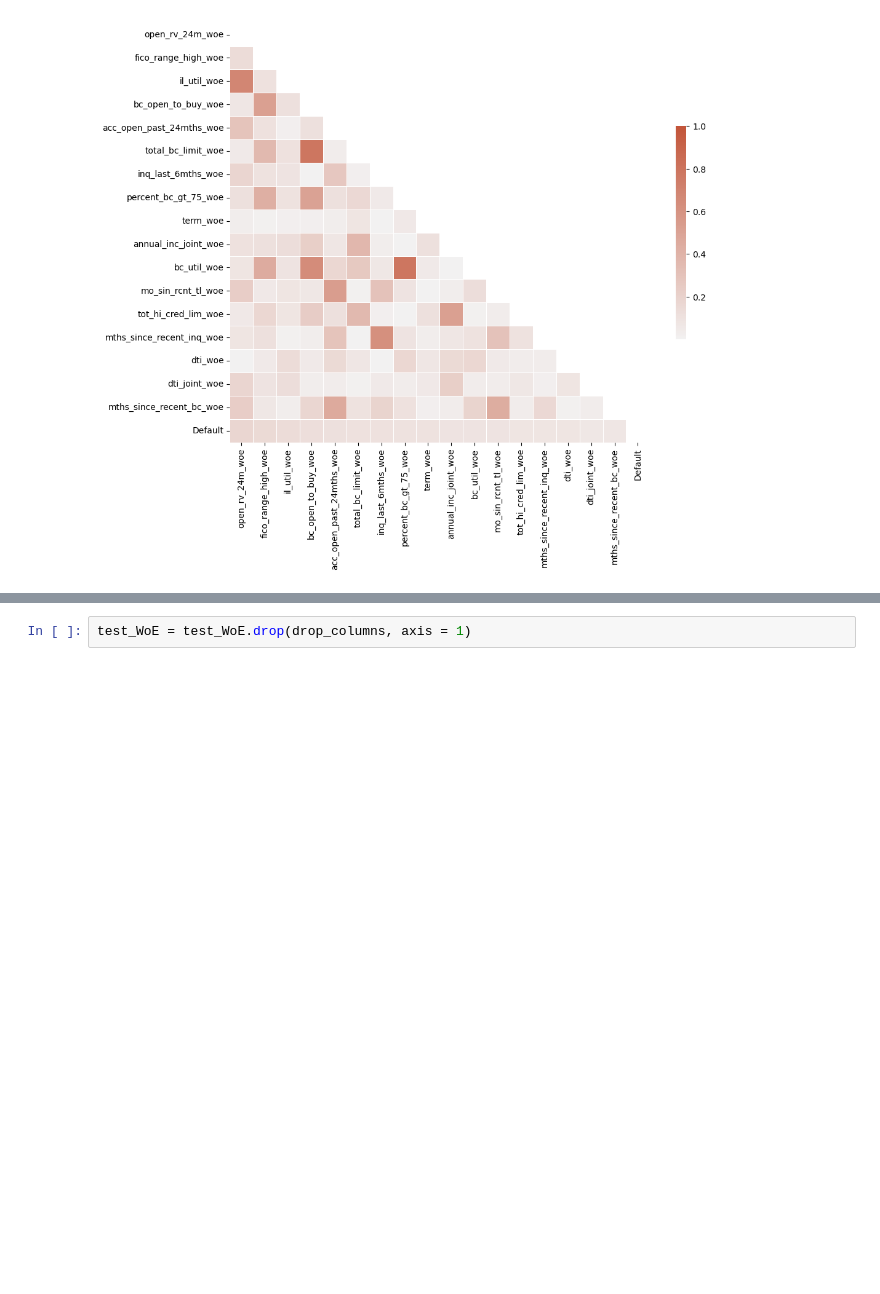
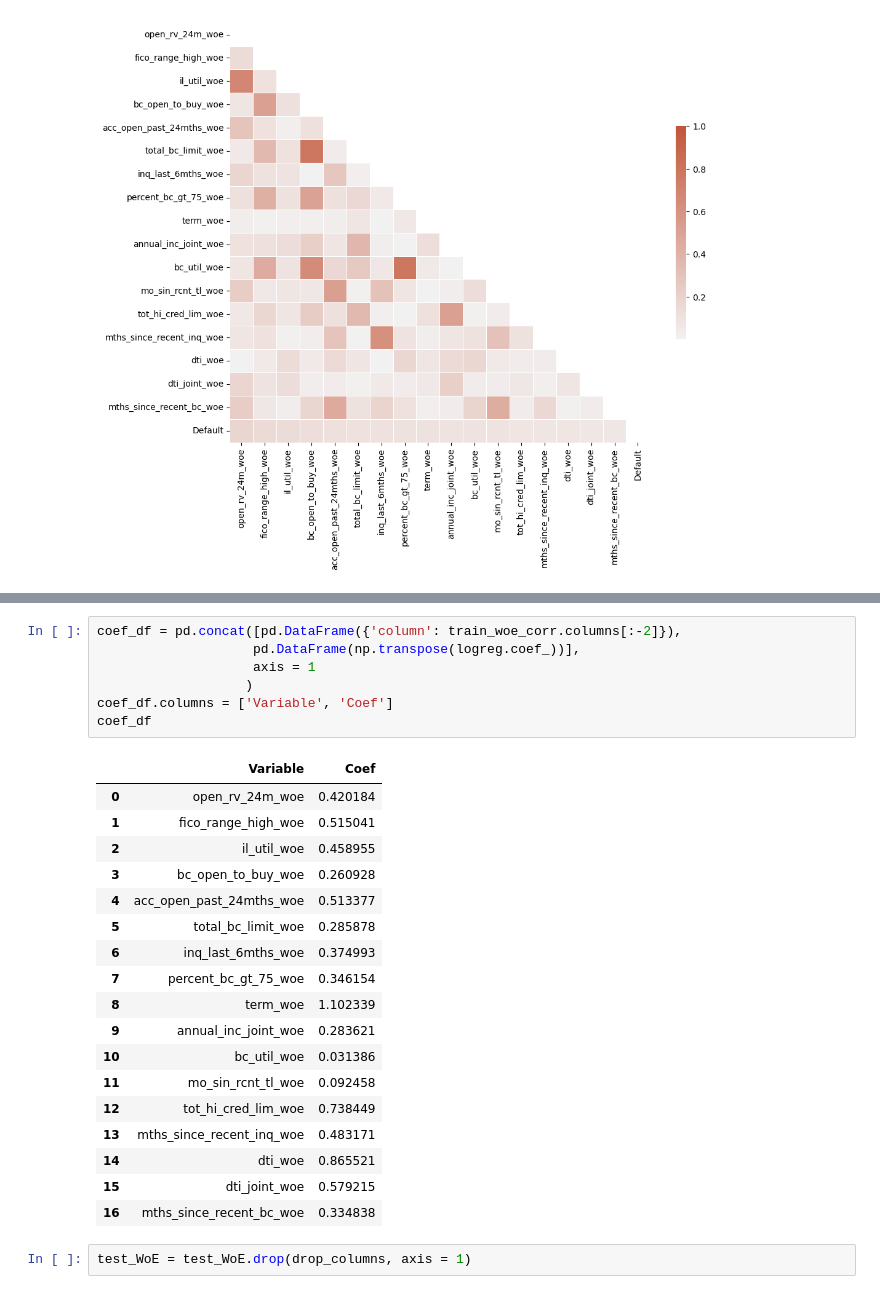
Before and after one commit to preetmodi/Credit-Risk-Analytics, a Jupyter notebook: Scorecard_logistic_reg.ipynb, the cells around one changed output, grey strips where cells are left out. Drawn from its saved outputs; the diff is of its cells as text; blank space fills up the shorter version.

```diff
--- a/Scorecard_logistic_reg.ipynb
+++ b/Scorecard_logistic_reg.ipynb
@@ -305,3 +316,29 @@ corr_ = corr_func(train_woe_corr)
+# %%
+coef_df = pd.concat([pd.DataFrame({'column': train_woe_corr.columns[:-2]}),
+                    pd.DataFrame(np.transpose(logreg.coef_))],
+                    axis = 1
+                   )
+coef_df.columns = ['Variable', 'Coef']
+coef_df
+# %% [output]
+|  | Variable | Coef |
+| 0 | open_rv_24m_woe | 0.420184 |
+| 1 | fico_range_high_woe | 0.515041 |
+| 2 | il_util_woe | 0.458955 |
+| 3 | bc_open_to_buy_woe | 0.260928 |
+| 4 | acc_open_past_24mths_woe | 0.513377 |
+| 5 | total_bc_limit_woe | 0.285878 |
+| 6 | inq_last_6mths_woe | 0.374993 |
+| 7 | percent_bc_gt_75_woe | 0.346154 |
+| 8 | term_woe | 1.102339 |
+| 9 | annual_inc_joint_woe | 0.283621 |
+| 10 | bc_util_woe | 0.031386 |
+| 11 | mo_sin_rcnt_tl_woe | 0.092458 |
+| 12 | tot_hi_cred_lim_woe | 0.738449 |
+| 13 | mths_since_recent_inq_woe | 0.483171 |
+| 14 | dti_woe | 0.865521 |
+| 15 | dti_joint_woe | 0.579215 |
+| 16 | mths_since_recent_bc_woe | 0.334838 |
 # %%
 test_WoE = test_WoE.drop(drop_columns, axis = 1)
 # %%
```
Also changed, not shown: parts of 42 cells of this notebook.
